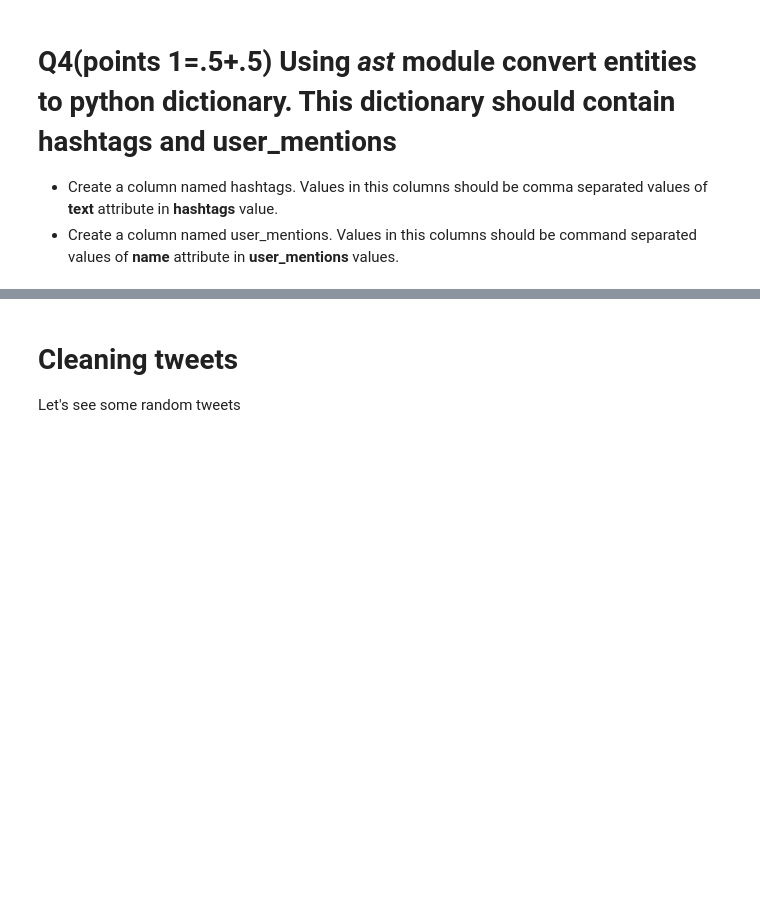
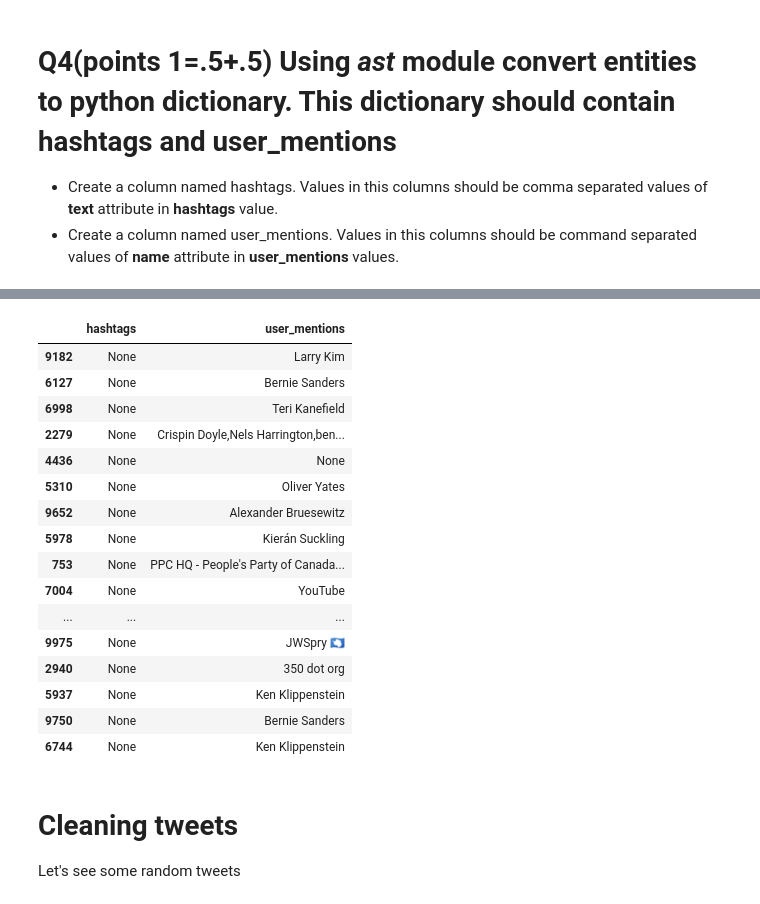
Before and after one commit to bhershdu/du_4447_homework, a Jupyter notebook: week_06/hw6_tweet_cleanup_questions.ipynb, the cells around one changed output, grey strips where cells are left out. Saved outputs shown, nothing was run; the diff lists cells and outputs as text; code cells hidden in the pictures; blank space fills up the shorter version.

```diff
--- a/week_06/hw6_tweet_cleanup_questions.ipynb
+++ b/week_06/hw6_tweet_cleanup_questions.ipynb
@@ -178,0 +306,21 @@ We'll use **ast** module to parse string to python dictionary
+# %%
+# npw do it for real
+def apply_hashtag_visitor(entity):
+    v = HashTagVisitor()
+    v.visit(ast.parse(entity))
+    return v.hash_tags()
+
+def apply_mentions_visitor(entity):
+    v = MentionVisitor()
+    v.visit(ast.parse(entity))
+    return v.user_mentions()
+
+# print(climate_feed_df["entities"].shape)
+tags = [apply_hashtag_visitor(r) for r in climate_feed_df["entities"]]
+# print(len(tags))
+climate_feed_df["hashtags"] =[apply_hashtag_visitor(r) for r in climate_feed_df["entities"]]
+climate_feed_df["user_mentions"] = [apply_mentions_visitor(r) for r in climate_feed_df["entities"]]
+
+# comment.
+# converting to an intermediate dictionary with a list of hashtags and user mentions to just use that to create new columns in the data frame
+# seems redundant. I opted to extract a list of each and insert those directly into the data frame.
@@ -179,3 +339,23 @@ We'll use **ast** module to parse string to python dictionary
+# %%
+climate_feed_df[["hashtags","user_mentions"]].sample(30)
+# %% [output]
+|  | hashtags | user_mentions |
+| 9182 | None | Larry Kim |
+| 6127 | None | Bernie Sanders |
+| 6998 | None | Teri Kanefield |
+| 2279 | None | Crispin Doyle,Nels Harrington,ben... |
+| 4436 | None | None |
+| 5310 | None | Oliver Yates |
+| 9652 | None | Alexander Bruesewitz |
+| 5978 | None | Kierán Suckling |
+| 753 | None | PPC HQ - People's Party of Canada... |
+| 7004 | None | YouTube |
+| ... | ... | ... |
+| 9975 | None | JWSpry 🇦🇶 |
+| 2940 | None | 350 dot org |
+| 5937 | None | Ken Klippenstein |
+| 9750 | None | Bernie Sanders |
+| 6744 | None | Ken Klippenstein |
 # %% [markdown]
 # Cleaning tweets
 
```
Also changed, not shown: parts of 13 cells of this notebook.
